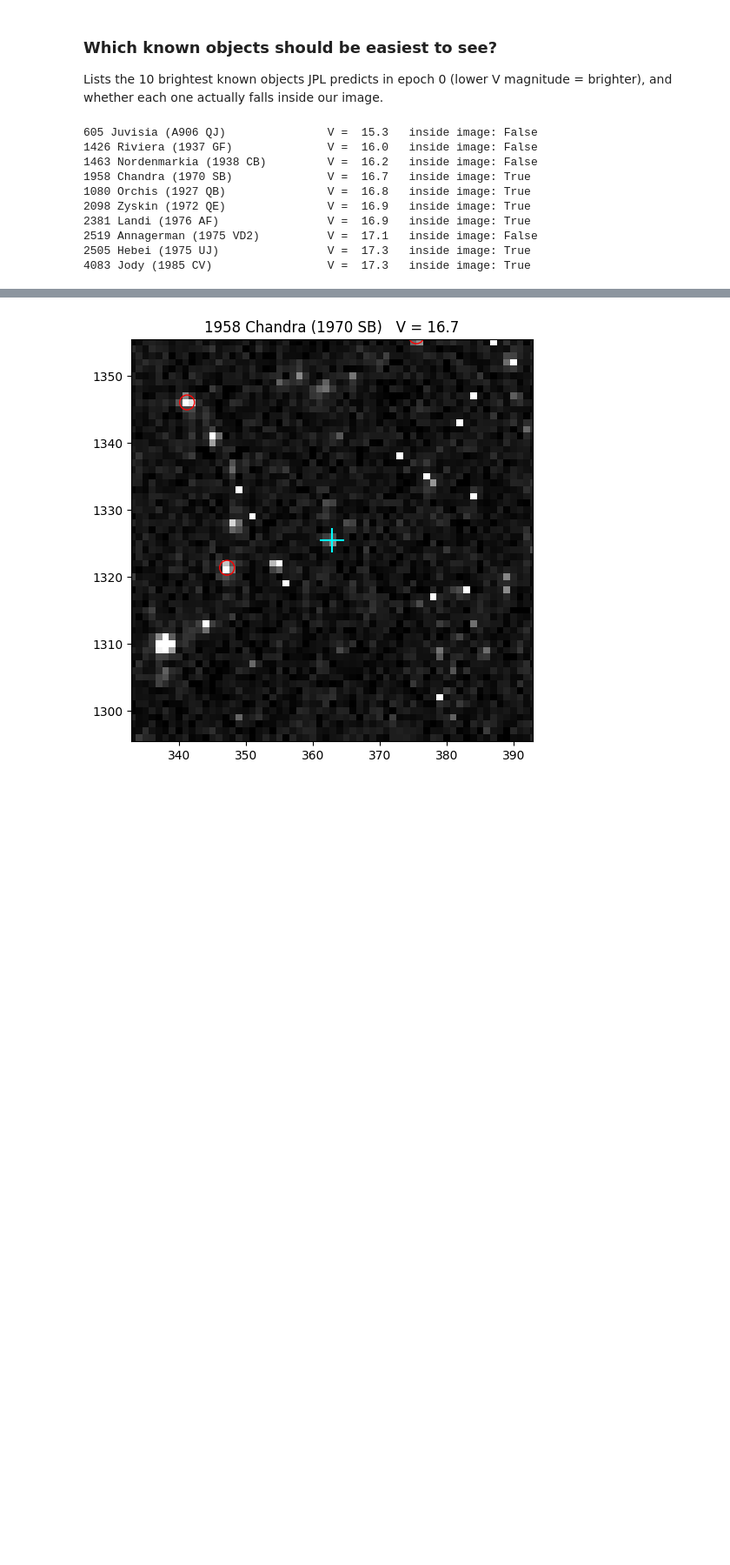
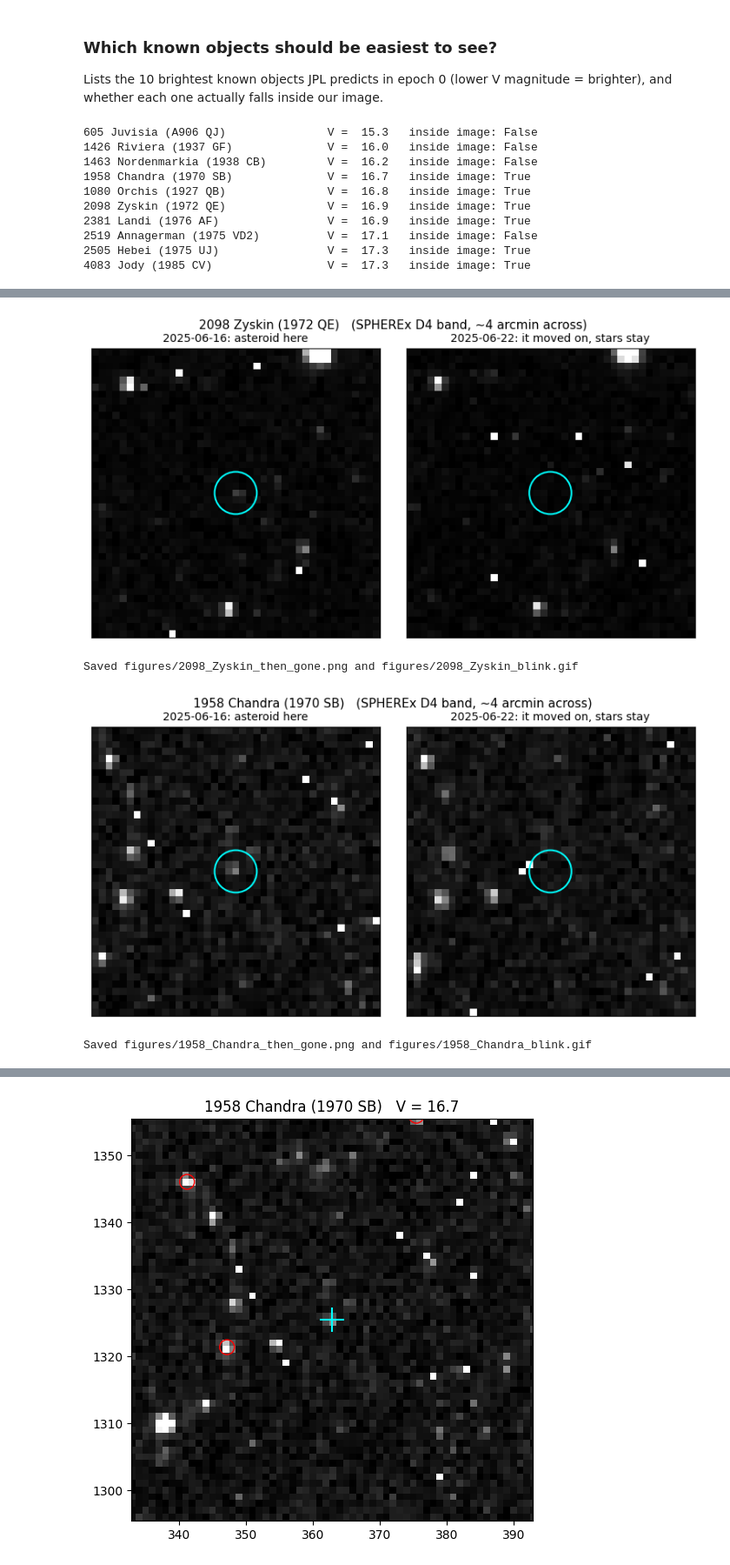
Before and after one commit to hobibat/NASA-Hackathon, a Jupyter notebook: testing_101.ipynb, the cells around one changed output, grey strips where cells are left out. Shown at 87% size. Cells and saved outputs as stored; diff of their text form; code cells hidden in the pictures; blank space fills up the shorter version.

Commit message:
pretty much every needed work in the notebook is done, it's time to build the front end

```diff
--- a/testing_101.ipynb
+++ b/testing_101.ipynb
@@ -558,0 +1128,18 @@ for k in order[:10]:
+# %%
+june, dec = [0, 1, 2], 3            # positions in epoch_files: three June 2025 visits, one December 2025 visit
+print("Detecting sources in all 4 visits at 5x and 3x noise (takes 1-2 minutes)...")
+det5 = [detect(f, 5) for f in epoch_files]
+det3 = [detect(f, 3) for f in epoch_files]
+for r, a, b in zip(chosen, det5, det3):
+    print(f"{r['obs_id']}  (day {int(r['t_min'])}): {len(a[0])} sources at 5x, {len(b[0])} at 3x")
+
+# How much sky did ALL 4 visits photograph? Sample a grid of points across visit 0 and test each one.
+w0, shape0 = det5[0][2], det5[0][3]
+gy, gx = np.mgrid[0:shape0[0]:20, 0:shape0[1]:20]
+grid = w0.pixel_to_world(gx.ravel(), gy.ravel())
+in_all = np.ones(len(grid), dtype=bool)
+for k in range(4):
+    in_all &= is_covered(grid, det5[k][2], det5[k][3])
+pix_deg = 6.15 / 3600                                       # one SPHEREx pixel = 6.15 arcsec
+area_all = float(in_all.mean() * shape0[0] * shape0[1] * pix_deg**2)
+print(f"\nSky area photographed by all 4 visits: {area_all:.2f} square degrees")
@@ -558,0 +1372,52 @@ for k in order[:10]:
+# %%
+import os
+from matplotlib.animation import FuncAnimation, PillowWriter
+os.makedirs("figures", exist_ok=True)
+
+named = [(j, q, mv_names[j]) for j, q in enumerate(mv_idx) if mv_names[j]]   # recovered known asteroids
+half = 20                                                                       # patch = 41 x 41 pixels (~4 arcmin)
+
+for j, q, name in named:
+    sky = p_sky[q]
+    later = [k for k in range(1, len(epoch_files)) if is_covered(sky, epoch_wcs[k], epoch_shapes[k])]
+    if not later:
+        print(f"{name}: no later visit covers this spot, skipping")
+        continue
+    k2 = later[0]
+    p1, p2 = patch(0, sky, half=half), patch(k2, sky, half=half)
+    lo, hi = np.nanpercentile(p1, 5), np.nanpercentile(p1, 99.5)
+    d1 = Time(chosen[0]["t_min"], format="mjd").strftime("%Y-%m-%d")
+    d2 = Time(chosen[k2]["t_min"], format="mjd").strftime("%Y-%m-%d")
+    fname = name.split(" (")[0].replace(" ", "_")
+
+    fig, axes = plt.subplots(1, 2, figsize=(8, 4.2))
+    for ax, pch, title in zip(axes, [p1, p2], [f"{d1}: asteroid here", f"{d2}: it moved on, stars stay"]):
+        ax.imshow(pch, origin="lower", cmap="gray", vmin=lo, vmax=hi)
+        ax.add_patch(plt.Circle((half, half), 3, fill=False, color="cyan", lw=1.5))
+        ax.set_title(title, fontsize=10)
+        ax.set_xticks([]); ax.set_yticks([])
+    fig.suptitle(f"{name}   (SPHEREx D4 band, ~4 arcmin across)", fontsize=11)
+    plt.tight_layout()
+    fig.savefig(f"figures/{fname}_then_gone.png", dpi=150)
+    plt.show()
+
+    fig2, ax2 = plt.subplots(figsize=(4, 4))
+    try:
+        ax2.set_xticks([]); ax2.set_yticks([])
+        im = ax2.imshow(p1, origin="lower", cmap="gray", vmin=lo, vmax=hi)
+        ax2.add_patch(plt.Circle((half, half), 3, fill=False, color="cyan", lw=1.5))
+        ttl = ax2.set_title(f"{name.split(' (')[0]}  {d1}", fontsize=9)
+        def update(n):
+            im.set_data([p1, p2][n % 2])
+            ttl.set_text(f"{name.split(' (')[0]}  {[d1, d2][n % 2]}")
+            return im, ttl
+        FuncAnimation(fig2, update, frames=2).save(f"figures/{fname}_blink.gif", writer=PillowWriter(fps=1))
+        print(f"Saved figures/{fname}_then_gone.png and figures/{fname}_blink.gif")
+    except Exception as e:
+        print(f"Saved figures/{fname}_then_gone.png (GIF skipped: {e.__class__.__name__})")
+    plt.close(fig2)
+# %% [output]
+[figure, added]
+Saved figures/2098_Zyskin_then_gone.png and figures/2098_Zyskin_blink.gif
+[figure, added]
+Saved figures/1958_Chandra_then_gone.png and figures/1958_Chandra_blink.gif
```
Also changed, not shown: parts of 62 cells of this notebook, 7 other files.
